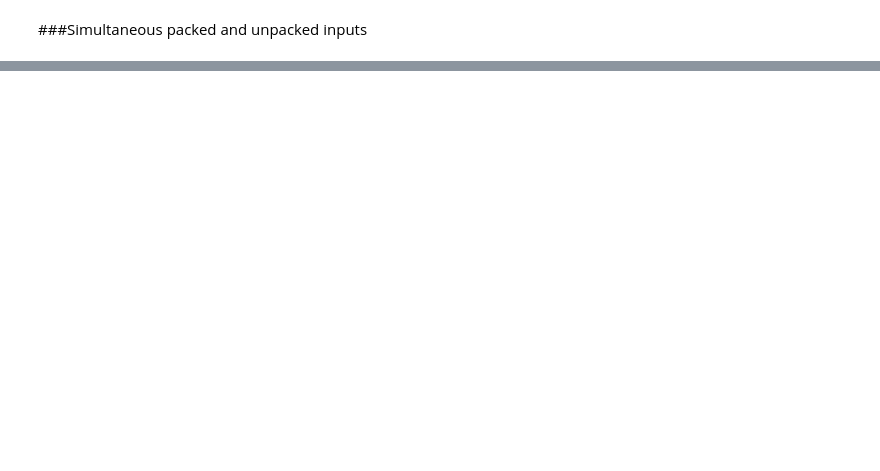
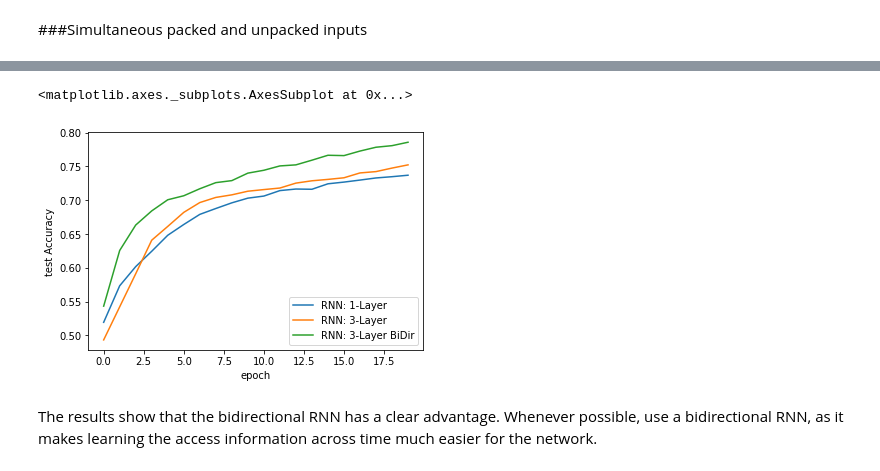
Before and after one commit to rahiakela/deep-learning-research-and-practice, a Jupyter notebook: inside-deep-learing/04-recurrent-neural-networks/03_improving_sequence_classification.ipynb, the cells around one changed output, grey strips where cells are left out. Drawn from its saved outputs; the diff is of its cells as text; code cells hidden in the pictures; blank space fills up the shorter version.

```diff
--- a/inside-deep-learing/04-recurrent-neural-networks/03_improving_sequence_classification.ipynb
+++ b/inside-deep-learing/04-recurrent-neural-networks/03_improving_sequence_classification.ipynb
@@ -448,0 +491,18 @@ sns.lineplot(x='total time', y='test Accuracy', data=packed_train, label='RNN:Pa
+# %%
+rnn_3layer = nn.Sequential(
+  EmbeddingPackable(nn.Embedding(vocab_size, D)),           # (B, T) -> (B, T, D)
+  nn.RNN(D, hidden_nodes, num_layers=3, batch_first=True),  # (B, T, D) -> ((B,T,D) , (S, B, D))
+  # We need to take the RNN output and reduce it to one item, (B, D)
+  LastTimeStep(rnn_layers=3),
+  nn.Linear(hidden_nodes, classes)            # (B, D) -> (B, classes)
+)
+
+rnn_3layer.to(device)
+
+rnn_3layer_results  = train_simple_network(rnn_3layer,
+                                       loss_func,
+                                       train_loader,
+                                       test_loader=test_loader,
+                                       score_funcs={"Accuracy": accuracy_score},
+                                       device=device,
+                                       epochs=20)
@@ -448,0 +533,30 @@ sns.lineplot(x='total time', y='test Accuracy', data=packed_train, label='RNN:Pa
+# %%
+rnn_3layer_bidir = nn.Sequential(
+  EmbeddingPackable(nn.Embedding(vocab_size, D)),           # (B, T) -> (B, T, D)
+  nn.RNN(D, hidden_nodes, num_layers=3, batch_first=True, bidirectional=True),  # (B, T, D) -> ((B,T,D) , (S, B, D))
+  # We need to take the RNN output and reduce it to one item, (B, D)
+  LastTimeStep(rnn_layers=3, bidirectional=True),
+  # remember to multiply the hidden_nodes*2 in the final nn.Linear layer
+  nn.Linear(hidden_nodes * 2, classes)            # (B, D) -> (B, classes)
+)
+
+rnn_3layer_bidir.to(device)
+
+rnn_3layer_bidir_results  = train_simple_network(rnn_3layer_bidir,
+                                       loss_func,
+                                       train_loader,
+                                       test_loader=test_loader,
+                                       score_funcs={"Accuracy": accuracy_score},
+                                       device=device,
+                                       epochs=20)
+# %%
+sns.lineplot(x='epoch', y='test Accuracy', data=packed_train, label='RNN: 1-Layer')
+sns.lineplot(x='epoch', y='test Accuracy', data=rnn_3layer_results, label='RNN: 3-Layer')
+sns.lineplot(x='epoch', y='test Accuracy', data=rnn_3layer_bidir_results, label='RNN: 3-Layer BiDir')
+# %% [output]
+<matplotlib.axes._subplots.AxesSubplot at 0x...>
+[figure, added]
+# %% [markdown]
+The results show that the bidirectional RNN has a clear advantage. Whenever possible,
+use a bidirectional RNN, as it makes learning the access information across time much
+easier for the network.
```
Also changed, not shown: parts of 14 cells of this notebook.
